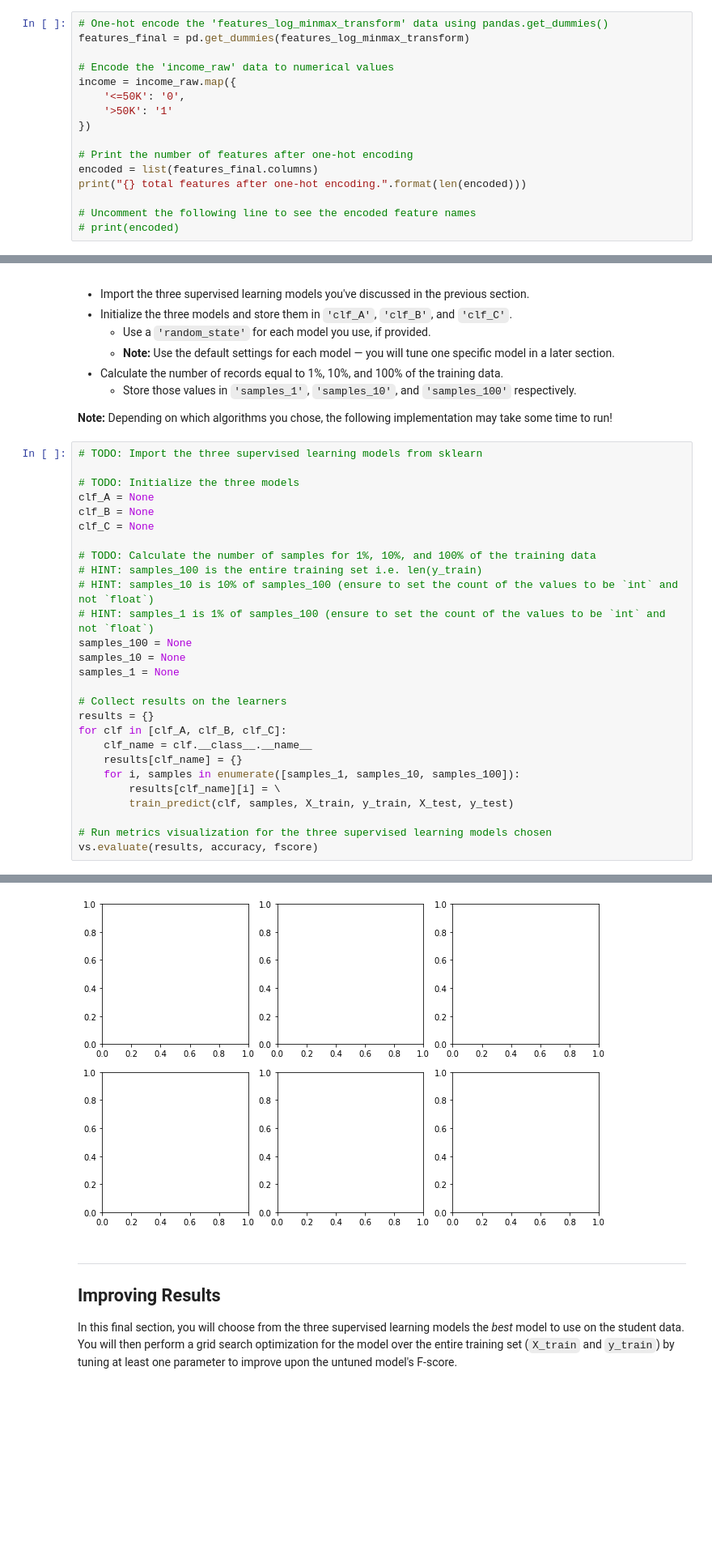
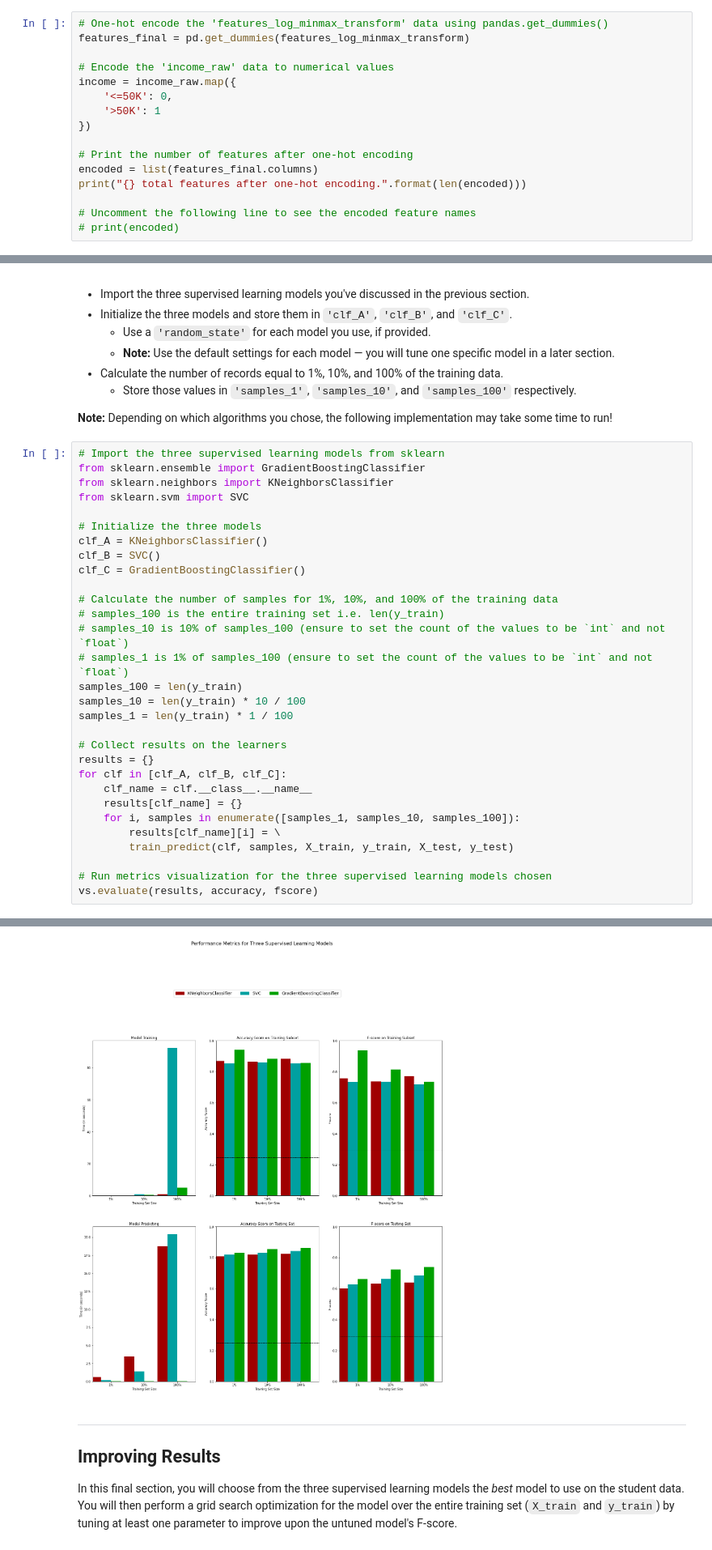
Before and after one commit to yufrances90/Finding-Donors-for-CharityML, a Jupyter notebook: finding_donors_1.ipynb, the cells around one changed output, grey strips where cells are left out. Shown at 81% size. Cells and saved outputs as stored; diff of their text form; blank space fills up the shorter version.

```diff
--- a/finding_donors_1.ipynb
+++ b/finding_donors_1.ipynb
@@ -199,8 +199,8 @@ features_final = pd.get_dummies(features_log_minmax_transform)
 
 # Encode the 'income_raw' data to numerical values
 income = income_raw.map({
-    '<=50K': '0',
-    '>50K': '1'
+    '<=50K': 0,
+    '>50K': 1
 })
 
 # Print the number of features after one-hot encoding
@@ -477,20 +480,23 @@ In the code cell, you will need to implement the following:
 
 **Note:** Depending on which algorithms you chose, the following implementation may take some time to run!
 # %%
-# TODO: Import the three supervised learning models from sklearn
+# Import the three supervised learning models from sklearn
+from sklearn.ensemble import GradientBoostingClassifier
+from sklearn.neighbors import KNeighborsClassifier
+from sklearn.svm import SVC
 
-# TODO: Initialize the three models
-clf_A = None
-clf_B = None
-clf_C = None
+# Initialize the three models
+clf_A = KNeighborsClassifier()
+clf_B = SVC()
+clf_C = GradientBoostingClassifier()
 
-# TODO: Calculate the number of samples for 1%, 10%, and 100% of the training data
-# HINT: samples_100 is the entire training set i.e. len(y_train)
-# HINT: samples_10 is 10% of samples_100 (ensure to set the count of the values to be `int` and not `float`)
-# HINT: samples_1 is 1% of samples_100 (ensure to set the count of the values to be `int` and not `float`)
-samples_100 = None
-samples_10 = None
-samples_1 = None
+# Calculate the number of samples for 1%, 10%, and 100% of the training data
+# samples_100 is the entire training set i.e. len(y_train)
+# samples_10 is 10% of samples_100 (ensure to set the count of the values to be `int` and not `float`)
+# samples_1 is 1% of samples_100 (ensure to set the count of the values to be `int` and not `float`)
+samples_100 = len(y_train)
+samples_10 = len(y_train) * 10 / 100
+samples_1 = len(y_train) * 1 / 100
 
 # Collect results on the learners
 results = {}
@@ -517,4 +522,4 @@ TypeError: unsupported operand type(s) for +: 'int' and 'NoneType'
-[figure, old version]
+[figure, new version]
 # %% [markdown]
 ----
 ## Improving Results
```
Also changed, not shown: parts of 7 cells of this notebook, 1 other file.
